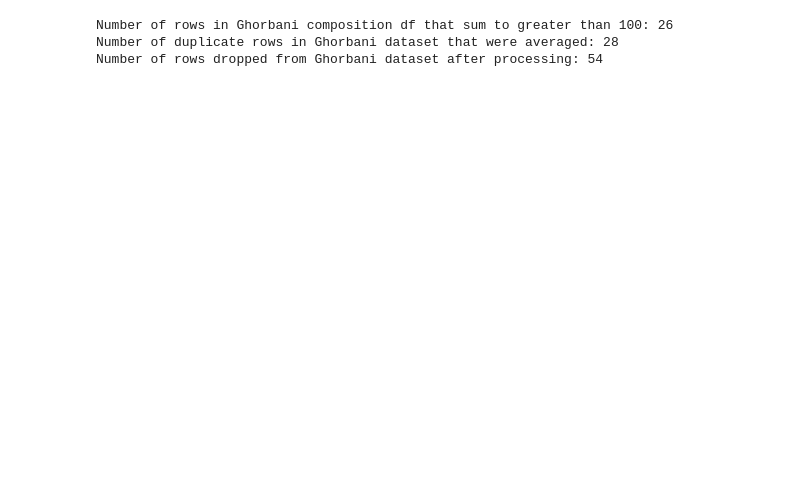
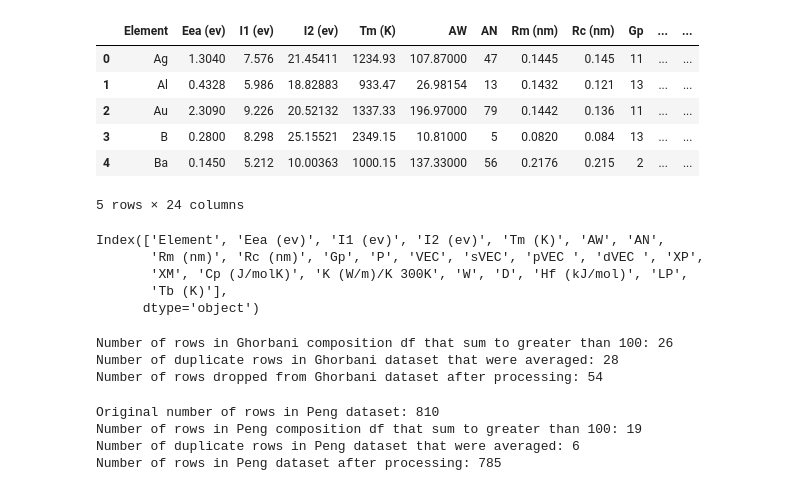
Before and after one commit to CTower87/ML_GFA_Prediction, a Jupyter notebook: Base_line_paper_comparison.ipynb, the cells around one changed output. Drawn from its saved outputs; the diff is of its cells as text; code cells hidden in the pictures; blank space fills up the shorter version.

```diff
--- a/Base_line_paper_comparison.ipynb
+++ b/Base_line_paper_comparison.ipynb
@@ -213,3 +218,22 @@ raw_Peng_df.head()
+# %%
+Xiong_element_info_df = pd.read_excel(r"Data\Paper Data\Xiong element data.xlsx")
+Xiong_element_info_df.head()
+# %% [output]
+|  | Element | Eea (ev) | I1 (ev) | I2 (ev) | Tm (K) | AW | AN | Rm (nm) | Rc (nm) | Gp | ... | ... |
+| 0 | Ag | 1.3040 | 7.576 | 21.45411 | 1234.93 | 107.87000 | 47 | 0.1445 | 0.145 | 11 | ... | ... |
+| 1 | Al | 0.4328 | 5.986 | 18.82883 | 933.47 | 26.98154 | 13 | 0.1432 | 0.121 | 13 | ... | ... |
+| 2 | Au | 2.3090 | 9.226 | 20.52132 | 1337.33 | 196.97000 | 79 | 0.1442 | 0.136 | 11 | ... | ... |
+| 3 | B | 0.2800 | 8.298 | 25.15521 | 2349.15 | 10.81000 | 5 | 0.0820 | 0.084 | 13 | ... | ... |
+| 4 | Ba | 0.1450 | 5.212 | 10.00363 | 1000.15 | 137.33000 | 56 | 0.2176 | 0.215 | 2 | ... | ... |
+5 rows × 24 columns
+# %%
+Xiong_element_info_df.columns
+# %% [output]
+Index(['Element', 'Eea (ev)', 'I1 (ev)', 'I2 (ev)', 'Tm (K)', 'AW', 'AN',
+       'Rm (nm)', 'Rc (nm)', 'Gp', 'P', 'VEC', 'sVEC', 'pVEC ', 'dVEC ', 'XP',
+       'XM', 'Cp (J/molK)', 'K (W/m)/K 300K', 'W', 'D', 'Hf (kJ/mol)', 'LP',
+       'Tb (K)'],
+      dtype='object')
 # %%
 #load and process the Ghorbani dataset
 raw_Ghorbani_df = pd.read_excel(r"Data\Paper Data\Ghorbani, 2022.xlsx")
@@ -250,3 +277,45 @@ Ghorbani_composition_strings_set = set(raw_Ghorbani_df["Composition String"])
 Number of rows in Ghorbani composition df that sum to greater than 100: 26
 Number of duplicate rows in Ghorbani dataset that were averaged: 28
 Number of rows dropped from Ghorbani dataset after processing: 54
+# %%
+#Peng uses a basic compositional input load data remove formulas convert to composition df and use this to make the canonical composition strings and use the composition df as the x features
+raw_Peng_df = pd.read_csv(r"Data\Paper Data\PENG 2021.csv")
+
+#convert the given formulas in the Peng dataset to canonical composition strings and create a composition df for the Peng dataset
+Peng_composition_df = assemble_composition_df(raw_Peng_df, "Elemental components")
+Peng_canonical_strings = canonical_comp_string(Peng_composition_df)
+
+#save the original length of the Peng dataset for later comparison after dropping rows that sum to greater than 100
+original_Peng_length = len(raw_Peng_df)
+print(f"Original number of rows in Peng dataset: {original_Peng_length}")
+
+#add the composition strings to the original Peng dataframe
+raw_Peng_df["Composition String"] = Peng_canonical_strings
+raw_Peng_df = raw_Peng_df.drop(columns=["Elemental components"])
+
+#get the index of rows in the Peng composition df that sum to greater than 100
+Peng_over_100_index = find_rows_sum_greater_than_100(Peng_composition_df)
+print(f"Number of rows in Peng composition df that sum to greater than 100: {Peng_over_100_index.sum()}")
+
+#drop the rows over 100 from the composition df and the original df
+raw_Peng_df = raw_Peng_df[~Peng_over_100_index].reset_index(drop=True)
+Peng_composition_df = Peng_composition_df[~Peng_over_100_index].reset_index(drop=True)
+
+#Check for any duplicate composition strings in the Peng dataset and replace with the mean of the duplicates
+raw_Peng_df = raw_Peng_df.groupby("Composition String").mean().reset_index()
+Peng_composition_df = Peng_composition_df.groupby(raw_Peng_df["Composition String"]).mean().reset_index()
+
+#caclulate how many duplicate rows were in the Peng dataset and print
+duplicate_count = original_Peng_length - len(raw_Peng_df) - Peng_over_100_index.sum()
+print(f"Number of duplicate rows in Peng dataset that were averaged: {duplicate_count}")
+
+#length of the Peng dataset after processing
+print(f"Number of rows in Peng dataset after processing: {len(raw_Peng_df)}")
+
+#create the peng x data
+Peng_x = Peng_composition_df.copy()
+# %% [output]
+Original number of rows in Peng dataset: 810
+Number of rows in Peng composition df that sum to greater than 100: 19
+Number of duplicate rows in Peng dataset that were averaged: 6
+Number of rows in Peng dataset after processing: 785
```
Also changed, not shown: parts of 10 cells of this notebook, 4 other files.
